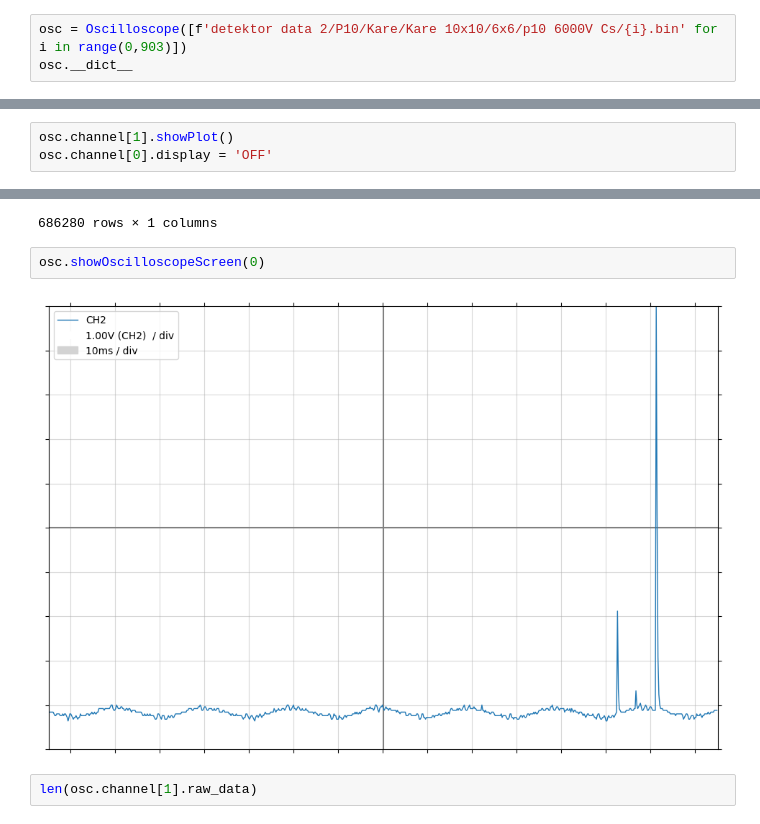
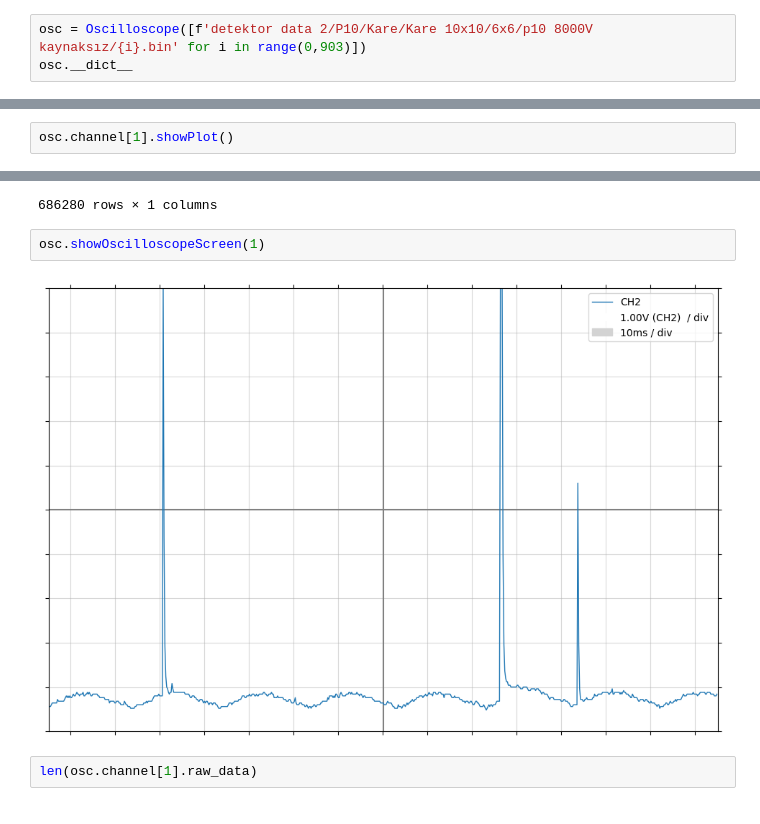
Before and after one commit to berkeryilmaz/HepML, a Jupyter notebook: Untitled2.ipynb, the cells around one changed output, grey strips where cells are left out. Cells and saved outputs as stored; diff of their text form.

```diff
--- a/Untitled2.ipynb
+++ b/Untitled2.ipynb
@@ -6,6 +6,6 @@ import matplotlib.pyplot as plt
 from scipy.signal import find_peaks
 import matplotlib.patches as mpatches
 # %%
-osc = Oscilloscope([f'detektor data 2/P10/Kare/Kare 10x10/6x6/p10 6000V Cs/{i}.bin' for i in range(0,903)])
+osc = Oscilloscope([f'detektor data 2/P10/Kare/Kare 10x10/6x6/p10 8000V kaynaksız/{i}.bin' for i in range(0,903)])
 osc.__dict__
 # %% [output]
@@ -33,4 +37,3 @@ len(osc.channel[1].data)
 # %%
 osc.channel[1].showPlot()
-osc.channel[0].display = 'OFF'
 # %% [output]
@@ -72,9 +75,9 @@ df
 | 686279 | 0.16 |
 686280 rows × 1 columns
 # %%
-osc.showOscilloscopeScreen(0)
+osc.showOscilloscopeScreen(1)
 # %% [output]
-[figure, old version]
+[figure, new version]
 # %%
 len(osc.channel[1].raw_data)
 # %% [output]
```
Also changed, not shown: parts of 4 cells of this notebook, 4 other files.
